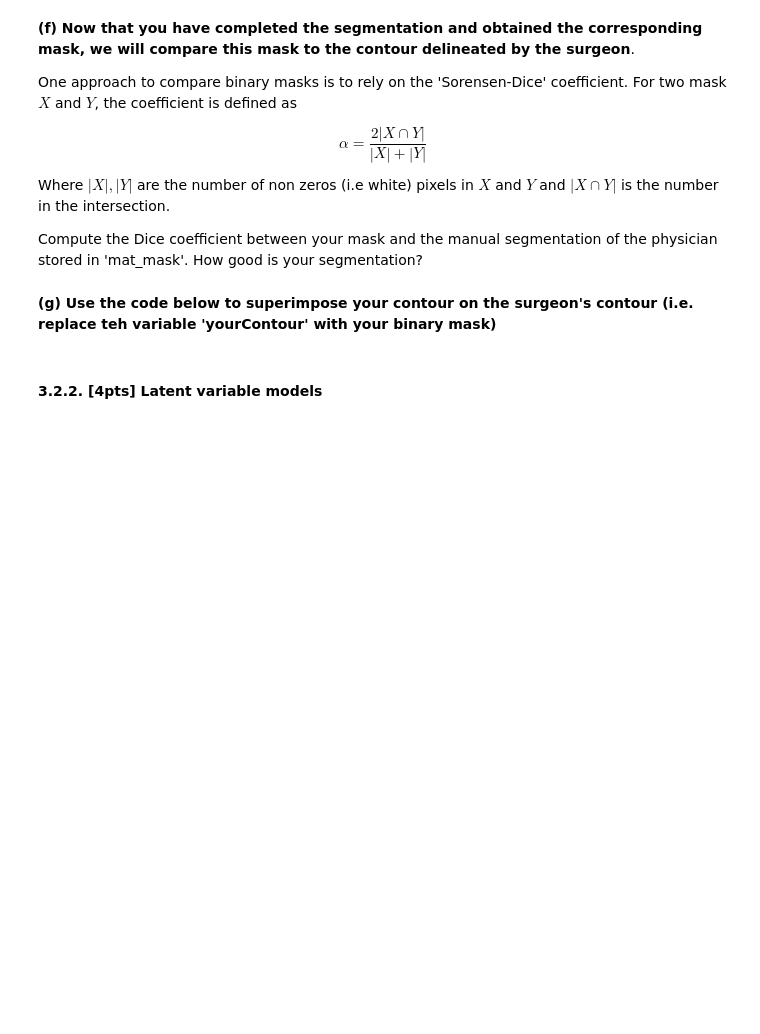
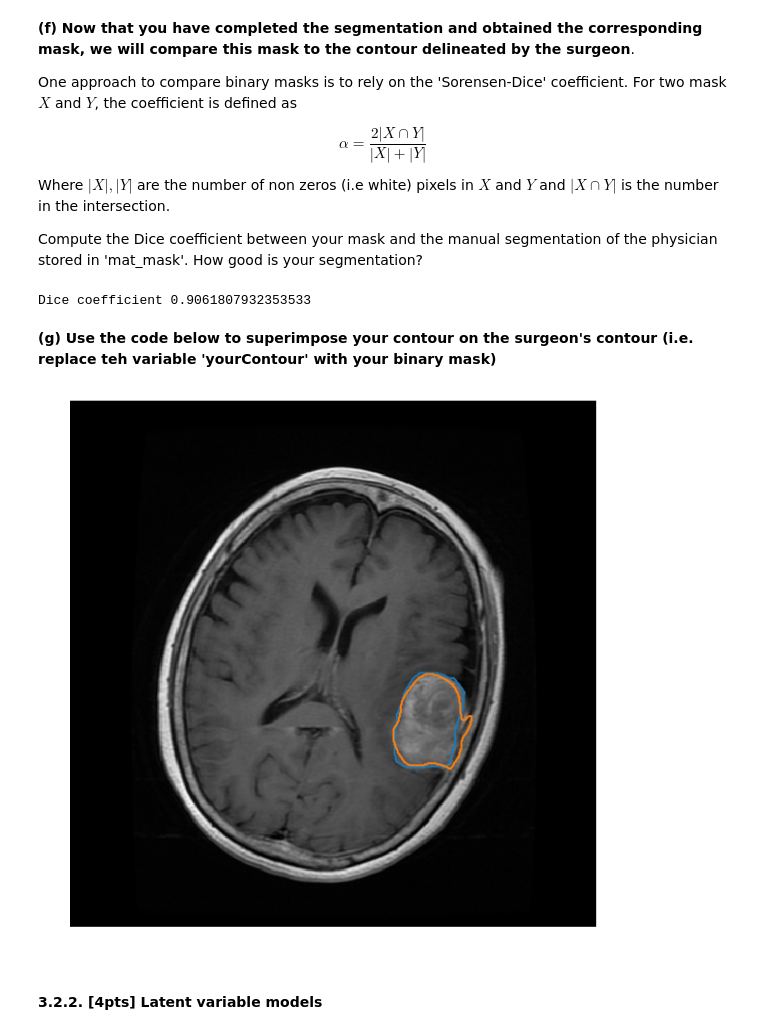
Before and after one commit to WaleedHashmi/Intro-to-Machine-Learning, a Jupyter notebook: Assignements/Assignment - 3/Assignment3 .ipynb, the cells around one changed output. Drawn from its saved outputs; the diff is of its cells as text; code cells hidden in the pictures; blank space fills up the shorter version.

```diff
--- a/Assignements/Assignment - 3/Assignment3 .ipynb
+++ b/Assignements/Assignment - 3/Assignment3 .ipynb
@@ -412,24 +429,40 @@ Compute the Dice coefficient between your mask and the manual segmentation of th
+# %%
+mat = mat_mask.get('X2').flatten()
+mask3 = mask3.flatten()
+
+X = len(np.where(mask3!=0)[0])
+Y = len(np.where(mat!=0)[0])
+union = mat + mask3
+X_Y = len(np.where (union==2)[0])
+
+alpha = 2*(X_Y)/(X+Y)
+
+print ("Dice coefficient",alpha)
+# %% [output]
+Dice coefficient 0.9061807932353533
 # %% [markdown]
 __(g) Use the code below to superimpose your contour on the surgeon's contour (i.e. replace teh variable 'yourContour' with your binary mask)__
 # %%
 
 # Find contours at a constant value of 0.8
-contour1 = measure.find_contours(mask_surgeon, .5)
-contour2 = measure.find_contours(yourContour, .5)
+contour1 = measure.find_contours(mat.reshape(512,512), .5)
+contour2 = measure.find_contours(mask3.reshape(512,512), .5)
 contour1 = contour1[0]
 contour2 = contour2[0]
 
 
 # Display the image and plot all contours found
-fig, ax = plt.subplots()
+fig, ax = plt.subplots(figsize=(10,10))
 ax.imshow(mat_image['X1'], interpolation='nearest', cmap=plt.cm.gray)
 
 
 ax.plot(contour1[:, 1], contour1[:, 0], linewidth=2)
 ax.plot(contour2[:, 1], contour2[:, 0], linewidth=2)
 
 plt.axis('off')
 plt.show()
+# %% [output]
+[figure, added]
 # %% [markdown]
 #### 3.2.2. [4pts] Latent variable models
 # %% [markdown]
```
Also changed, not shown: parts of 7 cells of this notebook, 1 other file.
